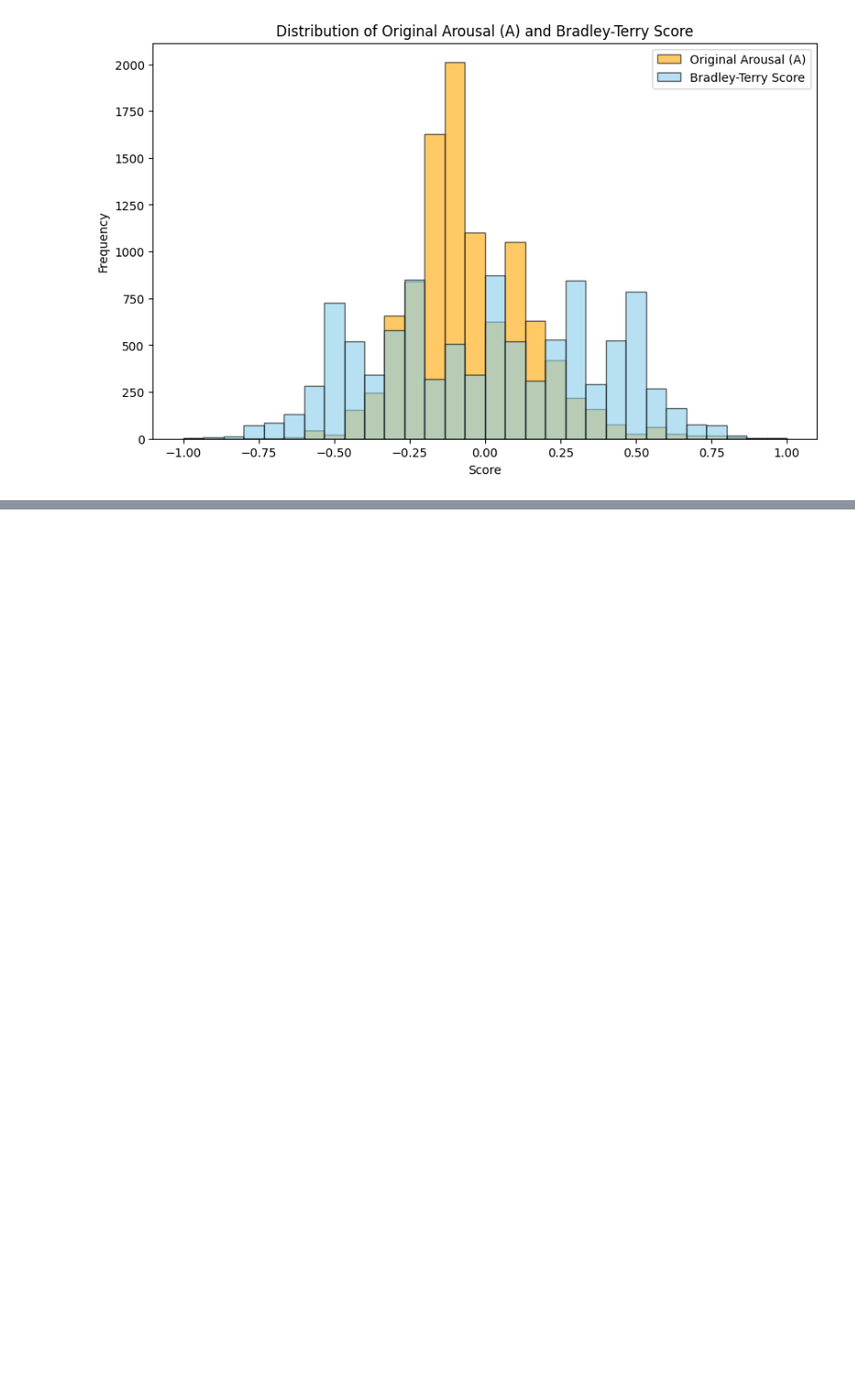
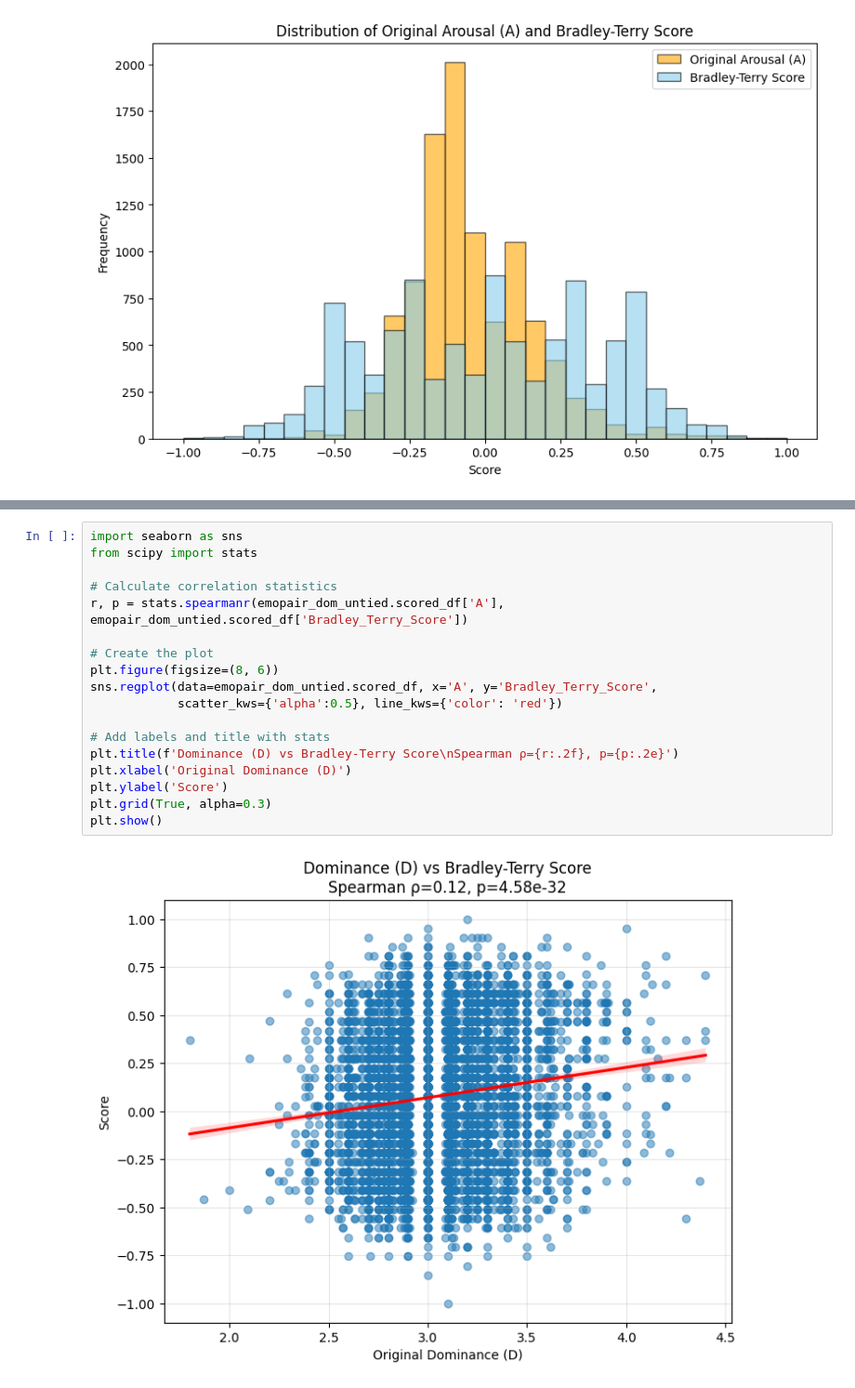
Before and after one commit to EDSI-UMD-College-Park/EmoPair, a Jupyter notebook: build_emopair.ipynb, the cells around one changed output, grey strips where cells are left out. Shown at 93% size. Cells and saved outputs as stored; diff of their text form; blank space fills up the shorter version.

```diff
--- a/build_emopair.ipynb
+++ b/build_emopair.ipynb
@@ -424,0 +555,20 @@ plt.show()
+# %%
+import seaborn as sns
+from scipy import stats
+
+# Calculate correlation statistics
+r, p = stats.spearmanr(emopair_dom_untied.scored_df['A'], emopair_dom_untied.scored_df['Bradley_Terry_Score'])
+
+# Create the plot
+plt.figure(figsize=(8, 6))
+sns.regplot(data=emopair_dom_untied.scored_df, x='A', y='Bradley_Terry_Score',
+            scatter_kws={'alpha':0.5}, line_kws={'color': 'red'})
+
+# Add labels and title with stats
+plt.title(f'Dominance (D) vs Bradley-Terry Score\nSpearman ρ={r:.2f}, p={p:.2e}')
+plt.xlabel('Original Dominance (D)')
+plt.ylabel('Score')
+plt.grid(True, alpha=0.3)
+plt.show()
+# %% [output]
+[figure, added]
```
Also changed, not shown: parts of 10 cells of this notebook, 1 other file.
